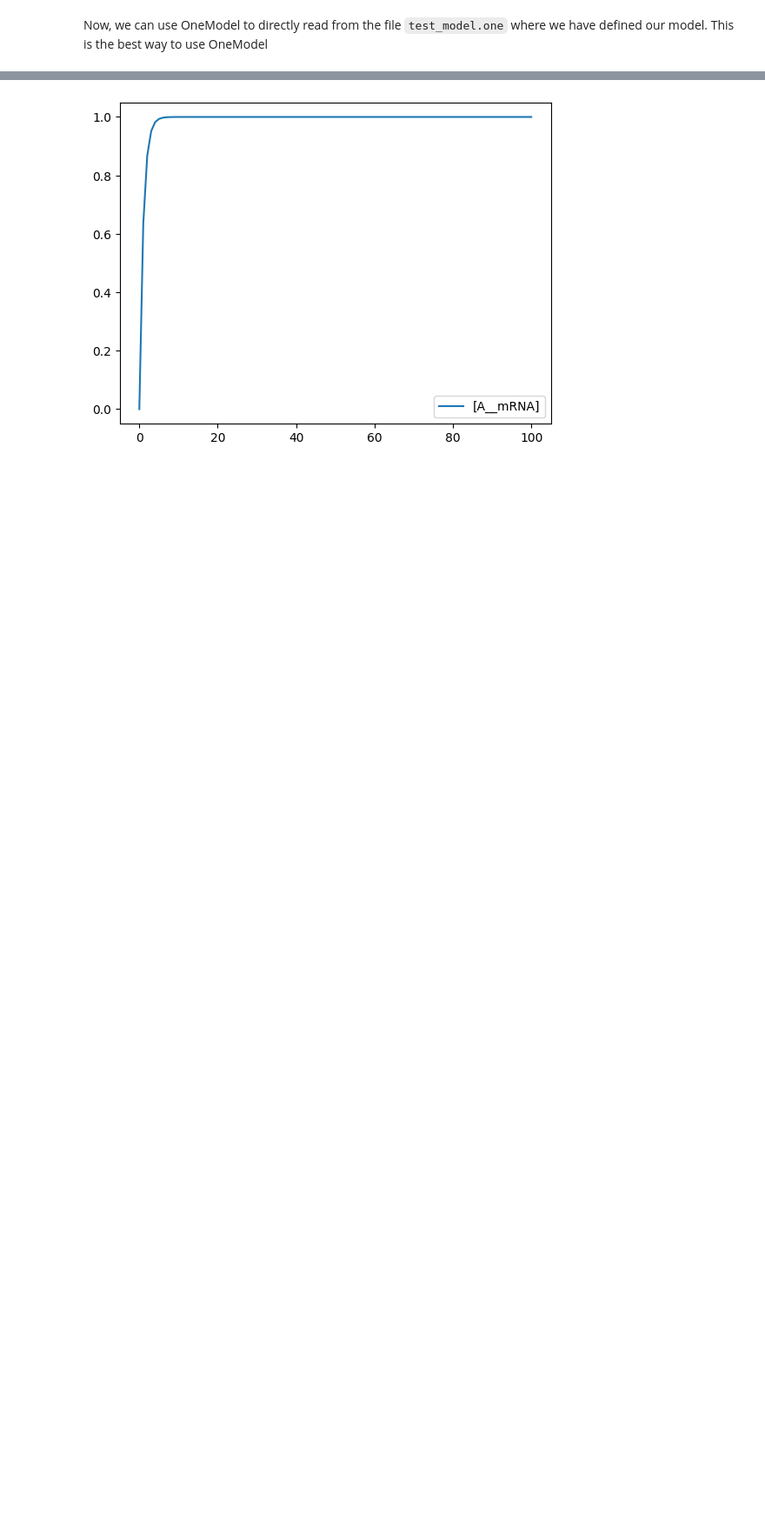
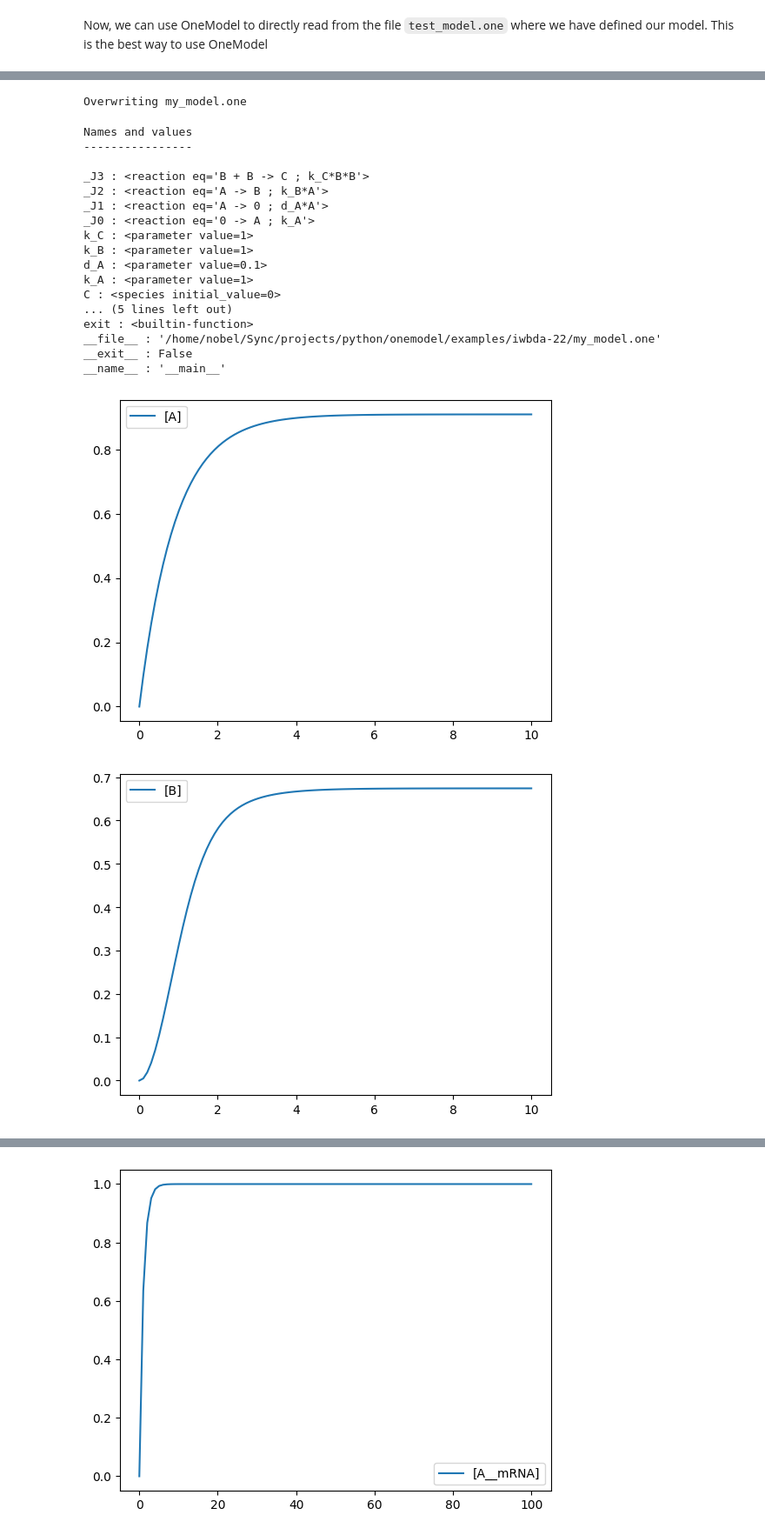
Before and after one commit to sb2cl/onemodel, a Jupyter notebook: examples/iwbda-22/Introduction_to_OneModel.ipynb, the cells around one changed output, grey strips where cells are left out. Shown at 87% size. Drawn from its saved outputs; the diff is of its cells as text; code cells hidden in the pictures; blank space fills up the shorter version.

```diff
--- a/examples/iwbda-22/Introduction_to_OneModel.ipynb
+++ b/examples/iwbda-22/Introduction_to_OneModel.ipynb
@@ -213,0 +193,53 @@ __name__ : '__main__'
+# %%
+%%file my_model.one
+
+species A = 0
+species B = 0
+species C = 0
+
+parameter k_A = 1
+parameter d_A = 0.1
+parameter k_B = 1
+parameter k_C = 1
+
+reaction 0 -> A ; k_A
+reaction A -> 0 ; d_A*A
+reaction A -> B ; k_B*A
+reaction B + B -> C ; k_C*B*B
+# %% [output]
+Overwriting my_model.one
+# %%
+# Define the name of the file we want to load with OneModel.
+filename = "my_model.one"
+
+# Load the model.
+model = onemodel.load(filename)
+print(model)
+
+# Export the model into SBML.
+sbml = model.get_SBML_string()
+
+# Simulate the SBML and plot the results.
+rr = roadrunner.RoadRunner(sbml)
+results = rr.simulate(0, 10, 100) # (t_start, t_end, number_of_points)
+rr.plot()
+# %% [output]
+Names and values
+----------------
+
+_J3 : <reaction eq='B + B -> C ; k_C*B*B'>
+_J2 : <reaction eq='A -> B ; k_B*A'>
+_J1 : <reaction eq='A -> 0 ; d_A*A'>
+_J0 : <reaction eq='0 -> A ; k_A'>
+k_C : <parameter value=1>
+k_B : <parameter value=1>
+d_A : <parameter value=0.1>
+k_A : <parameter value=1>
+C : <species initial_value=0>
+... (5 lines left out)
+exit : <builtin-function>
+__file__ : '/home/nobel/Sync/projects/python/onemodel/examples/iwbda-22/my_model.one'
+__exit__ : False
+__name__ : '__main__'
+[figure, added]
+[figure, added]
```
Also changed, not shown: parts of 29 cells of this notebook, 4 other files.
